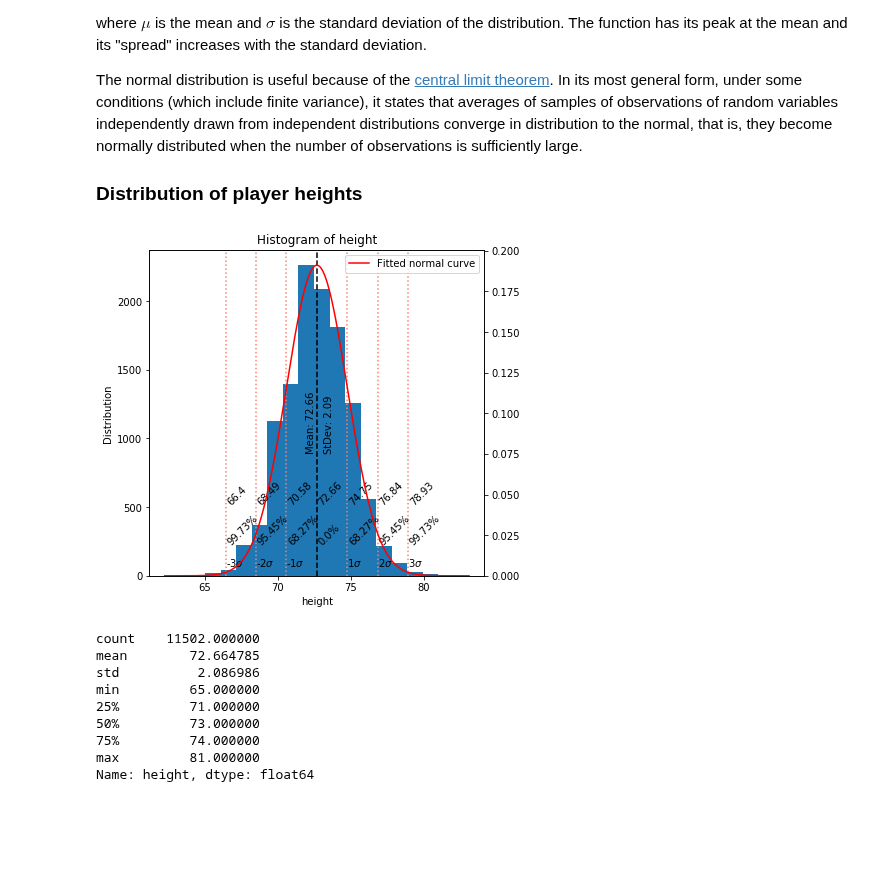
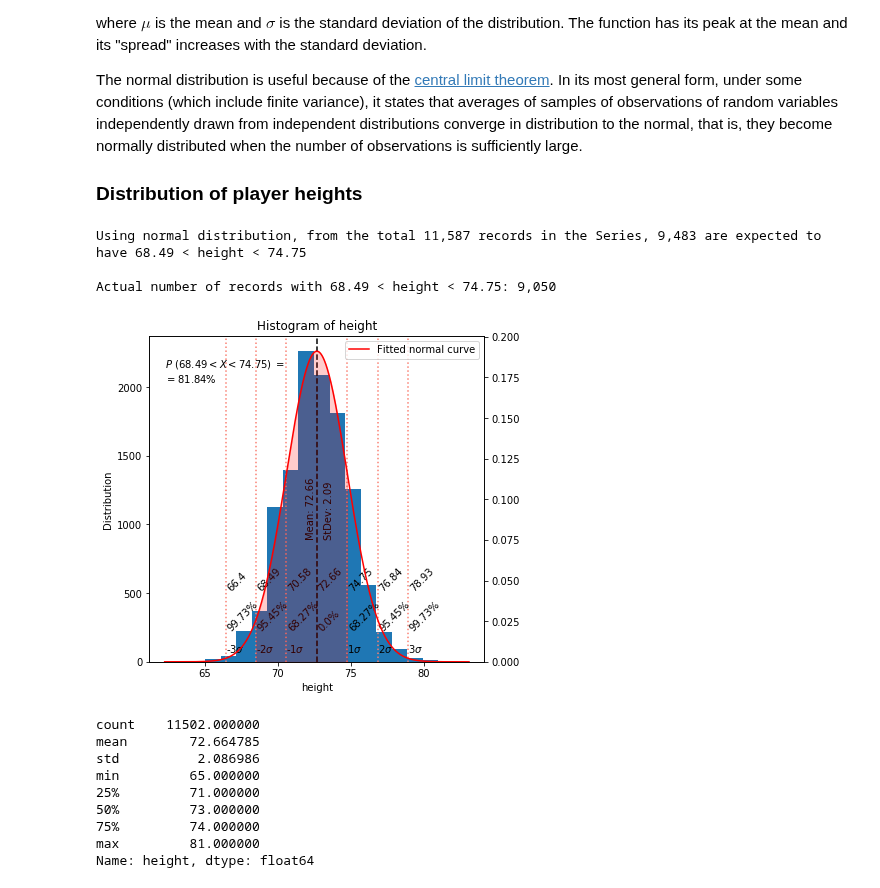
Before and after one commit to stepan-o/nhl_draft, a Jupyter notebook: notebooks/statistical_tests/nhl_draft_api_stests.ipynb, the cells around one changed output. Cells and saved outputs as stored; diff of their text form; code cells hidden in the pictures; blank space fills up the shorter version.

Commit message:
fit_norm_dist: add estimation of p(x > x_min), p(x < x_max) and p(x_min < x < x_max)

```diff
--- a/notebooks/statistical_tests/nhl_draft_api_stests.ipynb
+++ b/notebooks/statistical_tests/nhl_draft_api_stests.ipynb
@@ -149,15 +149,19 @@ The normal distribution is useful because of the [central limit theorem](https:/
 ### Distribution of player heights
 # %%
 col = 'height'
-fit_norm_dist(df[col], h_bins=15, lab2='from_mean')
+fit_norm_dist(df[col], h_bins=15, lab2='from_mean',
+              x_between=(68.49, 74.75))
 # %% [output]
+Using normal distribution, from the total 11,587 records in the Series, 9,483 are expected to have 68.49 < height < 74.75
+
+Actual number of records with 68.49 < height < 74.75: 9,050
-[figure, old version]
+[figure, new version]
-count    11502.000000
-mean        72.664785
-std          2.086986
-min         65.000000
-25%         71.000000
-50%         73.000000
-75%         74.000000
-max         81.000000
-Name: height, dtype: float64
+count    11502.000000
+mean        72.664785
+std          2.086986
+min         65.000000
+25%         71.000000
+50%         73.000000
+75%         74.000000
+max         81.000000
+Name: height, dtype: float64
```
Also changed, not shown: 1 other file.
